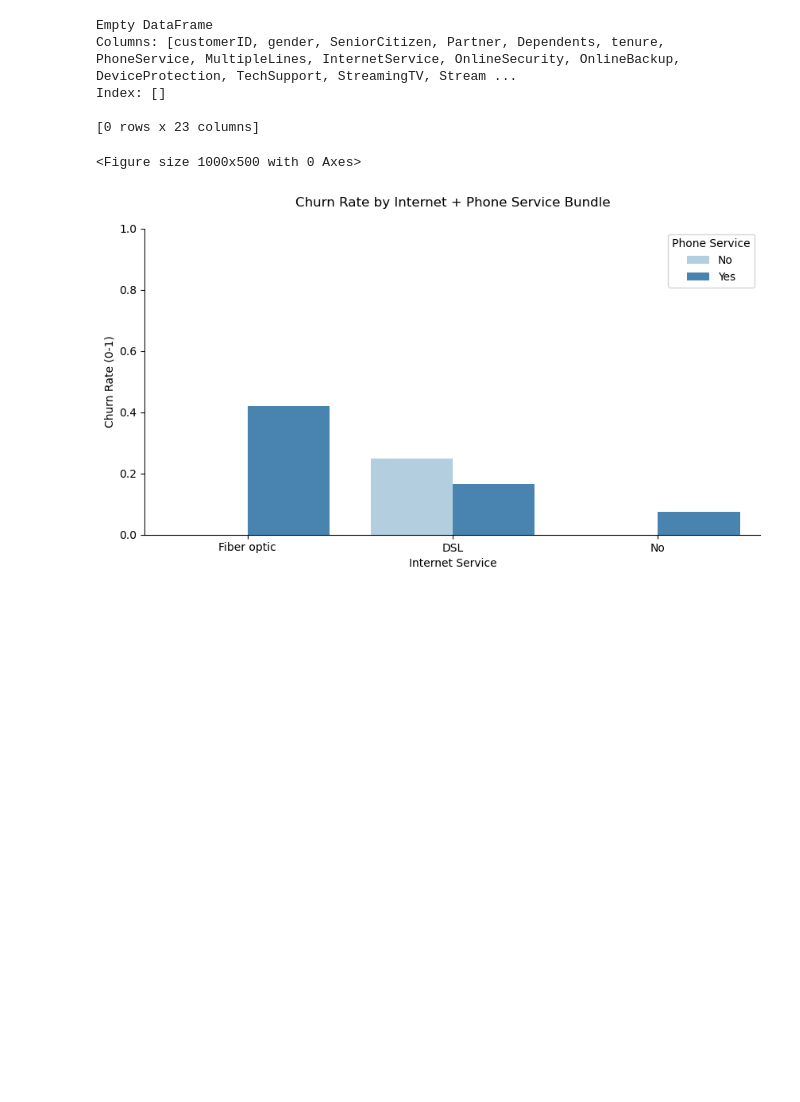
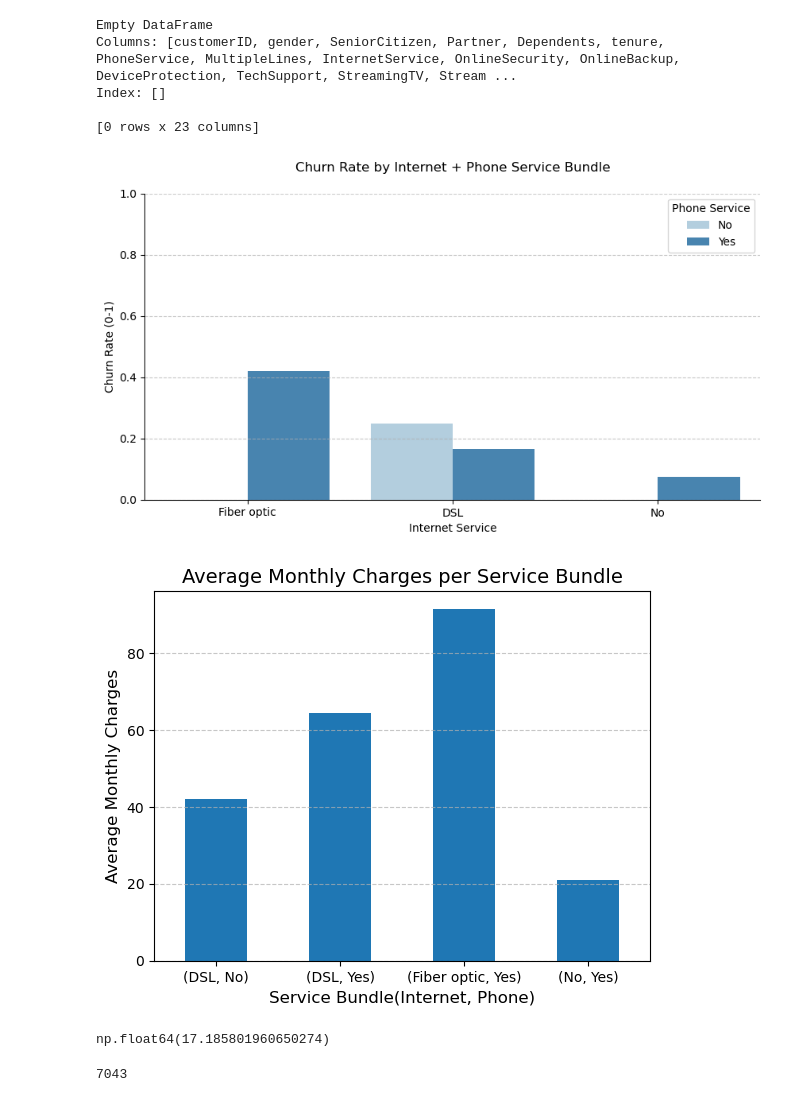
Before and after one commit to NCa307/Week5_project_prep, a Jupyter notebook: week5_project.ipynb, the cells around one changed output. Cells and saved outputs as stored; diff of their text form; code cells hidden in the pictures; blank space fills up the shorter version.

```diff
--- a/week5_project.ipynb
+++ b/week5_project.ipynb
@@ -471,7 +471,6 @@ Index: []
 
 [0 rows x 23 columns]
 # %%
-
 plt.figure(figsize=(10, 5))
 sns.barplot(
     data=churn_by_bundle,
@@ -486,8 +485,8 @@ plt.xlabel('Internet Service')
 plt.ylabel('Churn Rate (0-1)')
 plt.ylim(0, 1)  # Adjust if churn is a %
 plt.legend(title='Phone Service', loc='upper right')
+plt.grid(axis='y', linestyle='--', alpha=0.7)
 sns.despine()
 plt.show()
 # %% [output]
-<Figure size 1000x500 with 0 Axes>
 [figure]
@@ -493,0 +498,10 @@ plt.show()
+# %%
+df.groupby(['InternetService','PhoneService'])['MonthlyCharges'].mean().plot(kind='bar')
+plt.xticks(rotation=0)  # Horizontal x-axis labels
+plt.grid(axis='y', linestyle='--', alpha=0.7)
+plt.xlabel('Service Bundle(Internet, Phone)', fontsize=12)
+plt.ylabel('Average Monthly Charges', fontsize=12)
+plt.title('Average Monthly Charges per Service Bundle', fontsize=14)
+plt.show()
+# %% [output]
+[figure, added]
@@ -493,0 +517,12 @@ plt.show()
+# %%
+#Revenue lost due to churn (monthly on average)
+avg_monthly_loss=churn_rate * df['MonthlyCharges'].mean()
+#Average expected revenue lost per customer per month due to churn is around 17 USD.
+avg_monthly_loss
+# %% [output]
+np.float64(17.185801960650274)
+# %%
+total_customers = df['customerID'].nunique()
+total_customers
+# %% [output]
+7043
```
Also changed, not shown: parts of 6 cells of this notebook.
